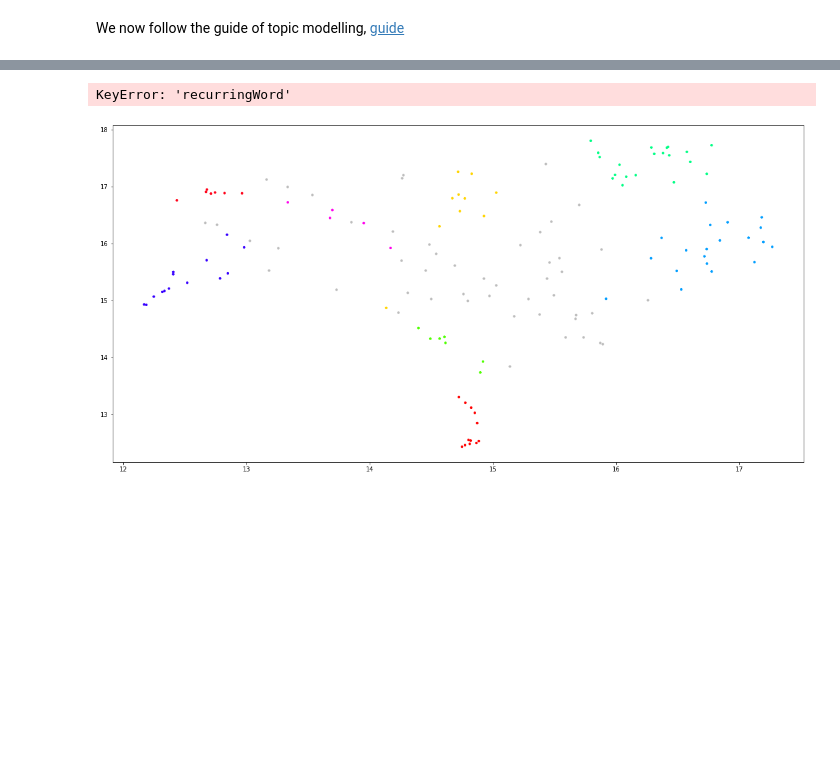
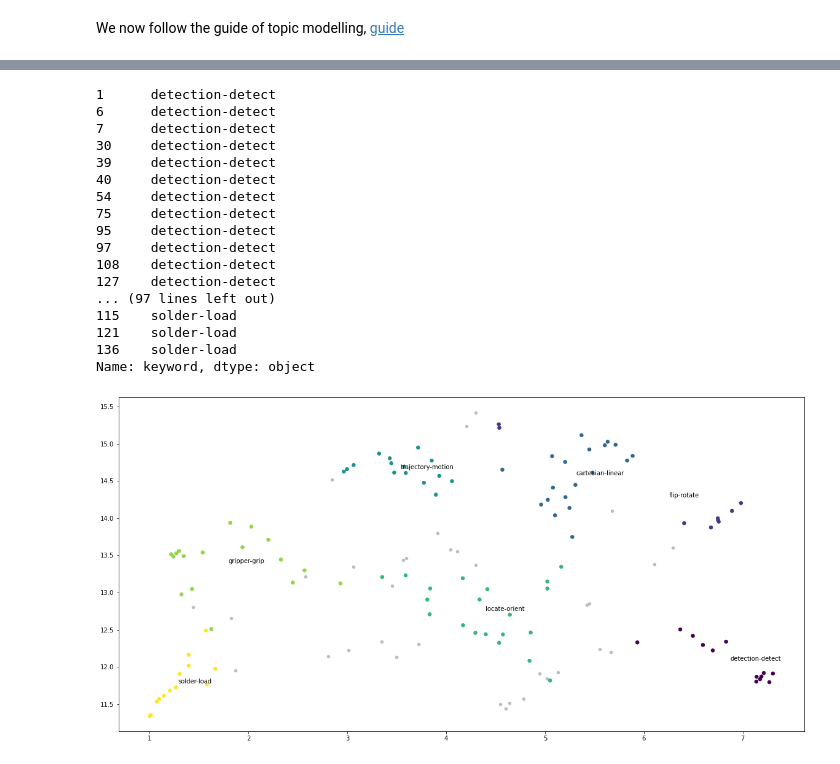
Before and after one commit to teiband/industrial-skill-review, a Jupyter notebook: src/FaissSearch/faissSearch.ipynb, the cells around one changed output, grey strips where cells are left out. Cells and saved outputs as stored; diff of their text form; code cells hidden in the pictures; blank space fills up the shorter version.

Commit message:
named clustering

```diff
--- a/src/FaissSearch/faissSearch.ipynb
+++ b/src/FaissSearch/faissSearch.ipynb
@@ -333,9 +325,12 @@ KeyError: 274
 # %% [markdown]
 We now follow the guide of topic modelling, [guide](https://towardsdatascience.com/topic-modeling-with-bert-779f7db187e6)
 # %%
+n_neighbors=10
+n_components=2
+
 import umap
-umap_embeddings = umap.UMAP(n_neighbors=15,
-                            n_components=10,
+umap_embeddings = umap.UMAP(n_neighbors=n_neighbors,
+                            n_components=n_components,
                             metric='cosine').fit_transform(sentence_embeddings)
 # %%
 import hdbscan
@@ -346,7 +341,7 @@ cluster = hdbscan.HDBSCAN(min_cluster_size=5,
 import matplotlib.pyplot as plt
 
 # Prepare data
-umap_data = umap.UMAP(n_neighbors=15, n_components=2, min_dist=0.0, metric='cosine').fit_transform(sentence_embeddings)
+umap_data = umap.UMAP(n_neighbors=n_neighbors, n_components=n_components, min_dist=0.0, metric='cosine').fit_transform(sentence_embeddings)
 result = pd.DataFrame(umap_data, columns=['x', 'y'])
 result['labels'] = cluster.labels_
 
@@ -358,6 +353,6 @@ outliers = result.loc[result.labels == -1, :]
 clustered = result.loc[result.labels != -1, :]
 print(max(result.labels))
 plt.scatter(outliers.x, outliers.y, color='#BDBDBD', s=20)
-plt.scatter(clustered.x, clustered.y, c=clustered.labels, s=30, cmap='hsv_r')
+plt.scatter(clustered.x, clustered.y, c=clustered.labels, s=30, cmap='viridis')
 #plt.colorbar()
 # %% [output]
@@ -401,6 +374,8 @@ from sentence_transformers import SentenceTransformer
 from sklearn.metrics.pairwise import cosine_similarity
 # group by "X" column
 groups = primitivesPerTopic.groupby('cluster')
+
+labels = []
 
 # extract keys from groups
 keys = groups.groups.keys()
@@ -424,7 +399,13 @@ for i in keys:
     distances = cosine_similarity(doc_embedding, candidate_embeddings)
     keywords = [candidates[index] for index in distances.argsort()[0][-top_n:]]
     print("GROUP: " + str(i))
-    print(keywords)
+    #print(keywords)
+
+    matchedKeywords = str(keywords[0] + "-" + keywords[1])
+    print(matchedKeywords)
+
+
+    labels.append(matchedKeywords)
 
     # need to add names to each of the group for visualization
 # %% [output]
@@ -448,0 +428,13 @@ GROUP: 7
+# %%
+# By knowing the names extracted from the clusters we can then assign them to the clusterDF which can plot the scatter plot
+labelsLong = []
+clusterDF["keyword"] = ""
+
+for idx, row in clusterDF.iterrows():
+
+    for i in range(len(labels)):
+        if clusterDF.iloc[idx]["cluster"] == (i-1):
+            clusterDF.at[idx, 'keyword'] = labels[i]
+            #print(clusterDF.iloc[idx]["keyword"])
+
+print(clusterDF)
@@ -449,30 +456,43 @@ GROUP: 7
 # %%
-
-
-
-# Visualize clusters
+# Visualize clusters with most appearing keywords
 fig, ax = plt.subplots(figsize=(20, 10))
 outliers = clusterDF.loc[clusterDF.cluster == -1, :]
 clustered = clusterDF.loc[clusterDF.cluster != -1, :]
 #print(clustered.keys())
-plt.scatter(outliers.x, outliers.y, color='#BDBDBD', s=10)
-plt.scatter(clustered.x, clustered.y, c=clustered.cluster, s=10, cmap='hsv')
+plt.scatter(outliers.x, outliers.y, color='#BDBDBD', s=20)
+plt.scatter(clustered.x, clustered.y, c=clustered.cluster, s=30, cmap='viridis')
 #plt.colorbar()
 
 #loop through labels and plot each cluster
 
 # group by "X" column
 groups = clustered.groupby('cluster')
 
 # extract keys from groups
 keys = groups.groups.keys()
 
 for i in keys:
 
     x = groups.get_group(i)['x'].mean()
     y = groups.get_group(i)['y'].mean()
 
-    plt.annotate(groups.get_group(i).iloc[0]["recurringWord"], xy = (x,y))
+    plt.annotate(groups.get_group(i).iloc[0]["keyword"], xy = (x,y))
 # %% [output]
-KeyError: 'recurringWord'
+1      detection-detect
+6      detection-detect
+7      detection-detect
+30     detection-detect
+39     detection-detect
+40     detection-detect
+54     detection-detect
+75     detection-detect
+95     detection-detect
+97     detection-detect
+108    detection-detect
+127    detection-detect
+... (97 lines left out)
+115    solder-load
+121    solder-load
+136    solder-load
+Name: keyword, dtype: object
-[figure, old version]
+[figure, new version]
```
Also changed, not shown: parts of 9 cells of this notebook.
